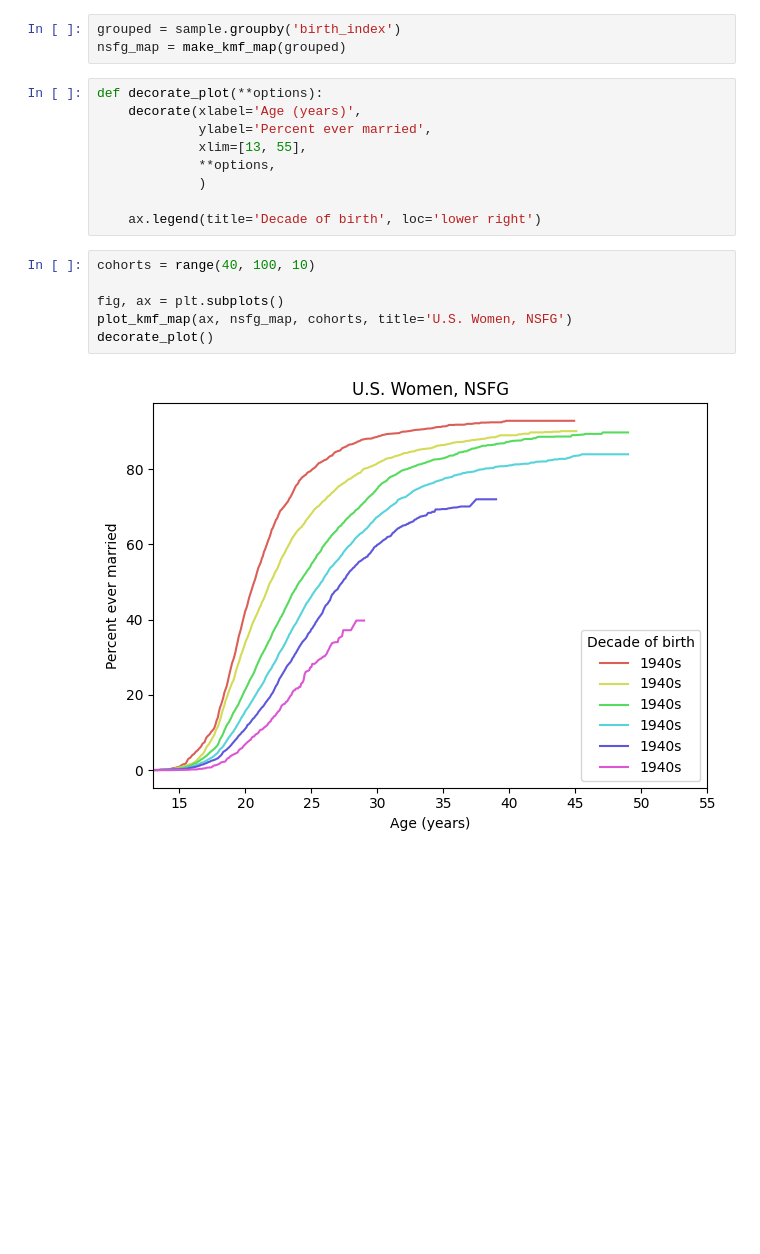
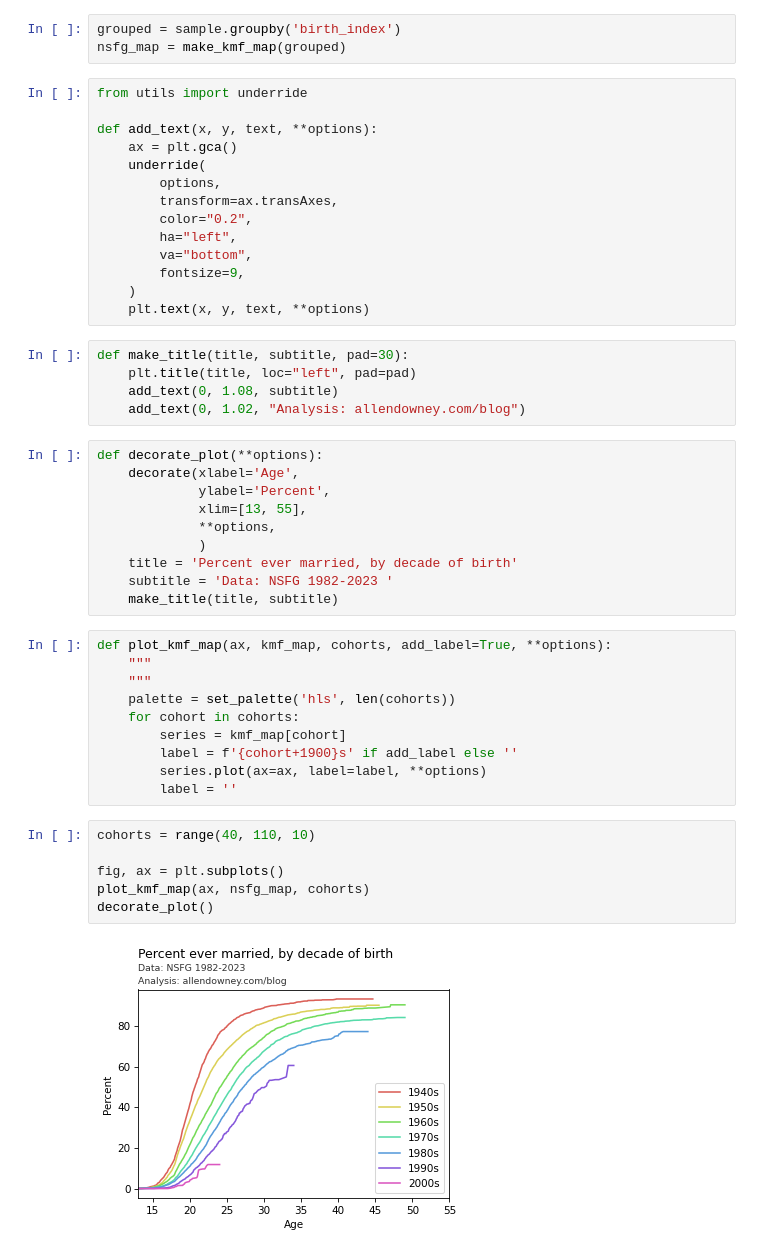
Before and after one commit to AllenDowney/MarriageNSFG, a Jupyter notebook: marriage_lifelines.ipynb, the cells around one changed output. Saved outputs shown, nothing was run; the diff lists cells and outputs as text; blank space fills up the shorter version.

```diff
--- a/marriage_lifelines.ipynb
+++ b/marriage_lifelines.ipynb
@@ -262,20 +240,50 @@ sample.loc[~evrmarry, 'duration'] = sample['age']
 # %%
 grouped = sample.groupby('birth_index')
 nsfg_map = make_kmf_map(grouped)
+# %%
+from utils import underride
+
+def add_text(x, y, text, **options):
+    ax = plt.gca()
+    underride(
+        options,
+        transform=ax.transAxes,
+        color="0.2",
+        ha="left",
+        va="bottom",
+        fontsize=9,
+    )
+    plt.text(x, y, text, **options)
+# %%
+def make_title(title, subtitle, pad=30):
+    plt.title(title, loc="left", pad=pad)
+    add_text(0, 1.08, subtitle)
+    add_text(0, 1.02, "Analysis: allendowney.com/blog")
 # %%
 def decorate_plot(**options):
-    decorate(xlabel='Age (years)',
-             ylabel='Percent ever married',
+    decorate(xlabel='Age',
+             ylabel='Percent',
              xlim=[13, 55],
              **options,
              )
-
-    ax.legend(title='Decade of birth', loc='lower right')
+    title = 'Percent ever married, by decade of birth'
+    subtitle = 'Data: NSFG 1982-2023 '
+    make_title(title, subtitle)
+# %%
+def plot_kmf_map(ax, kmf_map, cohorts, add_label=True, **options):
+    """
+    """
+    palette = set_palette('hls', len(cohorts))
+    for cohort in cohorts:
+        series = kmf_map[cohort]
+        label = f'{cohort+1900}s' if add_label else ''
+        series.plot(ax=ax, label=label, **options)
+        label = ''
 # %%
-cohorts = range(40, 100, 10)
+cohorts = range(40, 110, 10)
 
 fig, ax = plt.subplots()
-plot_kmf_map(ax, nsfg_map, cohorts, title='U.S. Women, NSFG')
+plot_kmf_map(ax, nsfg_map, cohorts)
 decorate_plot()
 # %% [output]
-[figure, old version]
+[figure, new version]
```
Also changed, not shown: parts of 32 cells of this notebook, 1 other file.
